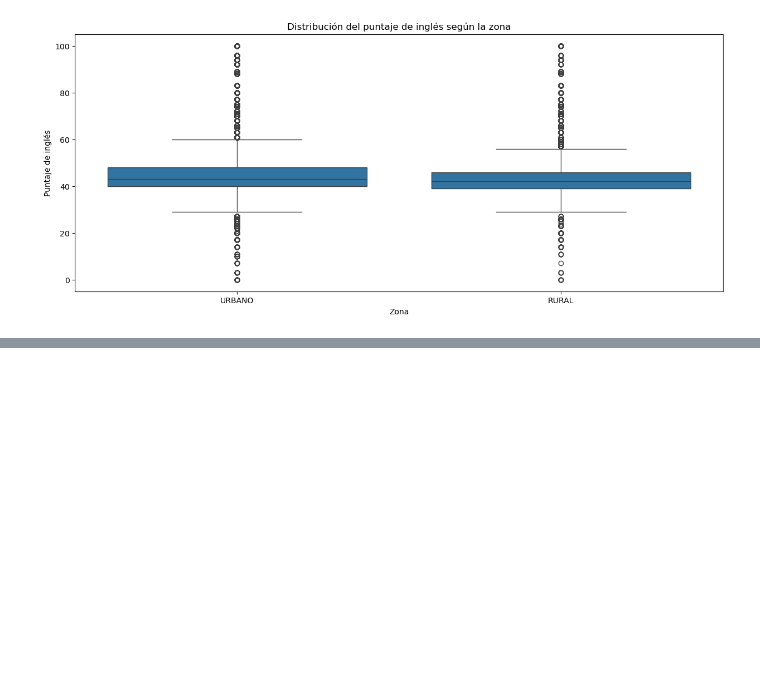
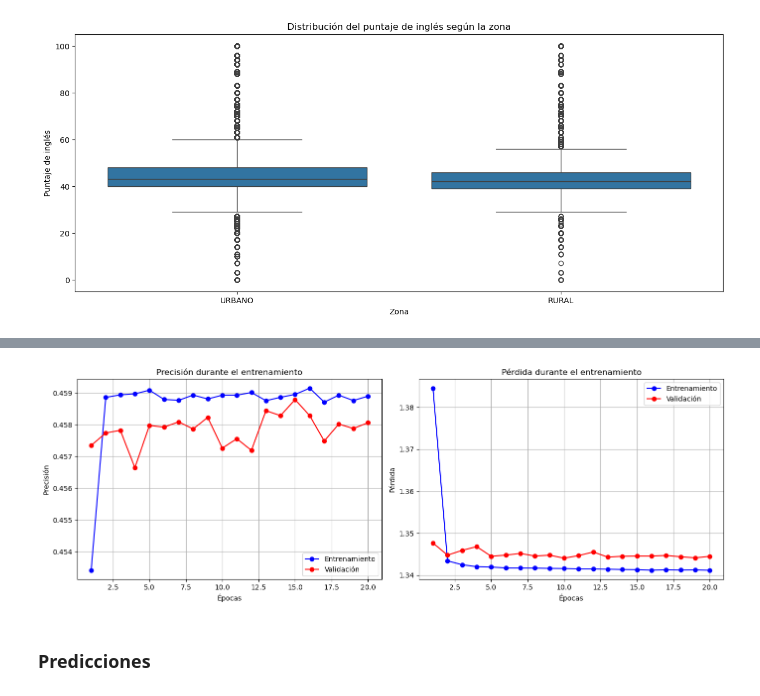
Before and after one commit to levium1029/Proyecto-2, a Jupyter notebook: main.ipynb, the cells around one changed output, grey strips where cells are left out. Cells and saved outputs as stored; diff of their text form; code cells hidden in the pictures; blank space fills up the shorter version.

```diff
--- a/main.ipynb
+++ b/main.ipynb
@@ -555,0 +722,43 @@ plt.show()
+# %%
+import matplotlib.pyplot as plt
+
+def plot_training_history(history):
+    # Extraer datos del history
+    acc = history.history.get('accuracy') or history.history.get('categorical_accuracy')
+    val_acc = history.history.get('val_accuracy') or history.history.get('val_categorical_accuracy')
+    loss = history.history['loss']
+    val_loss = history.history['val_loss']
+    epochs = range(1, len(acc) + 1)
+
+    # Configurar la figura
+    plt.figure(figsize=(14, 5))
+
+    # Subplot 1: Precisión
+    plt.subplot(1, 2, 1)
+    plt.plot(epochs, acc, 'bo-', label='Entrenamiento')
+    plt.plot(epochs, val_acc, 'ro-', label='Validación')
+    plt.title('Precisión durante el entrenamiento')
+    plt.xlabel('Épocas')
+    plt.ylabel('Precisión')
+    plt.legend()
+    plt.grid(True)
+
+    # Subplot 2: Pérdida
+    plt.subplot(1, 2, 2)
+    plt.plot(epochs, loss, 'bo-', label='Entrenamiento')
+    plt.plot(epochs, val_loss, 'ro-', label='Validación')
+    plt.title('Pérdida durante el entrenamiento')
+    plt.xlabel('Épocas')
+    plt.ylabel('Pérdida')
+    plt.legend()
+    plt.grid(True)
+
+    plt.tight_layout()
+    plt.show()
+
+# Llama la función después de entrenar tu modelo
+plot_training_history(history)
+# %% [output]
+[figure, added]
+# %% [markdown]
+### Predicciones
```
Also changed, not shown: parts of 26 cells of this notebook.
